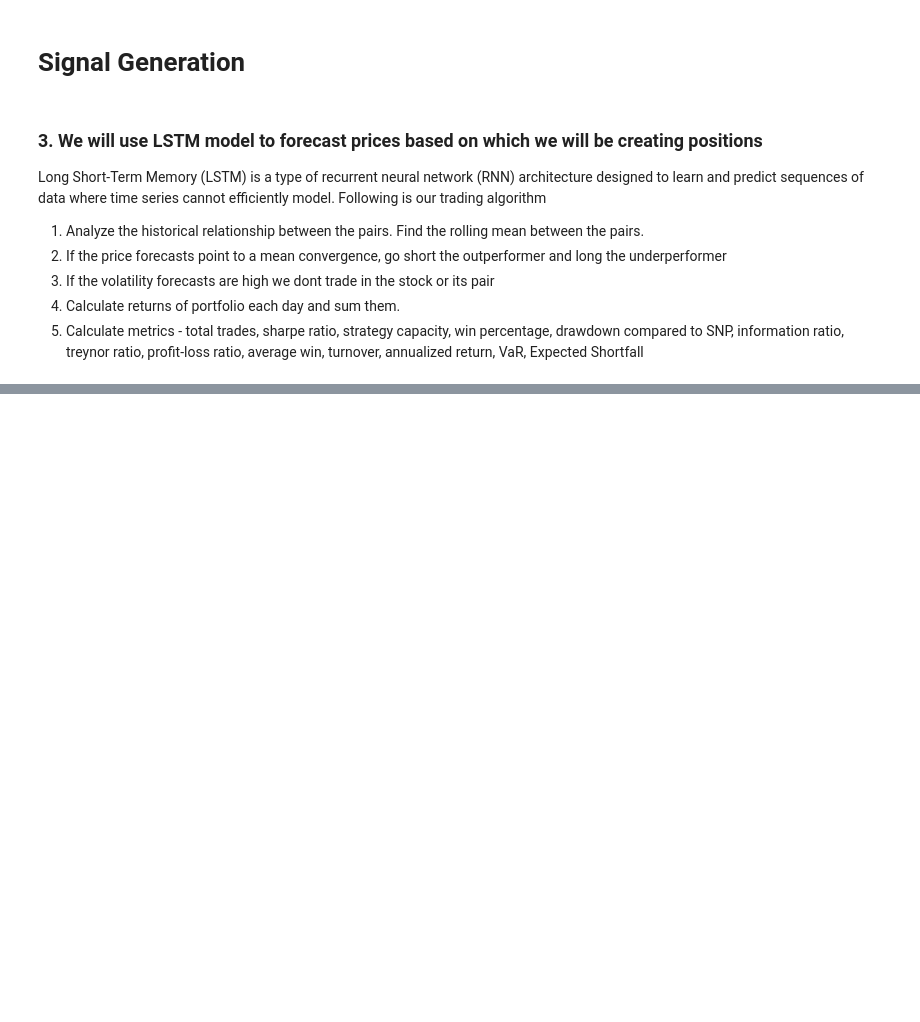
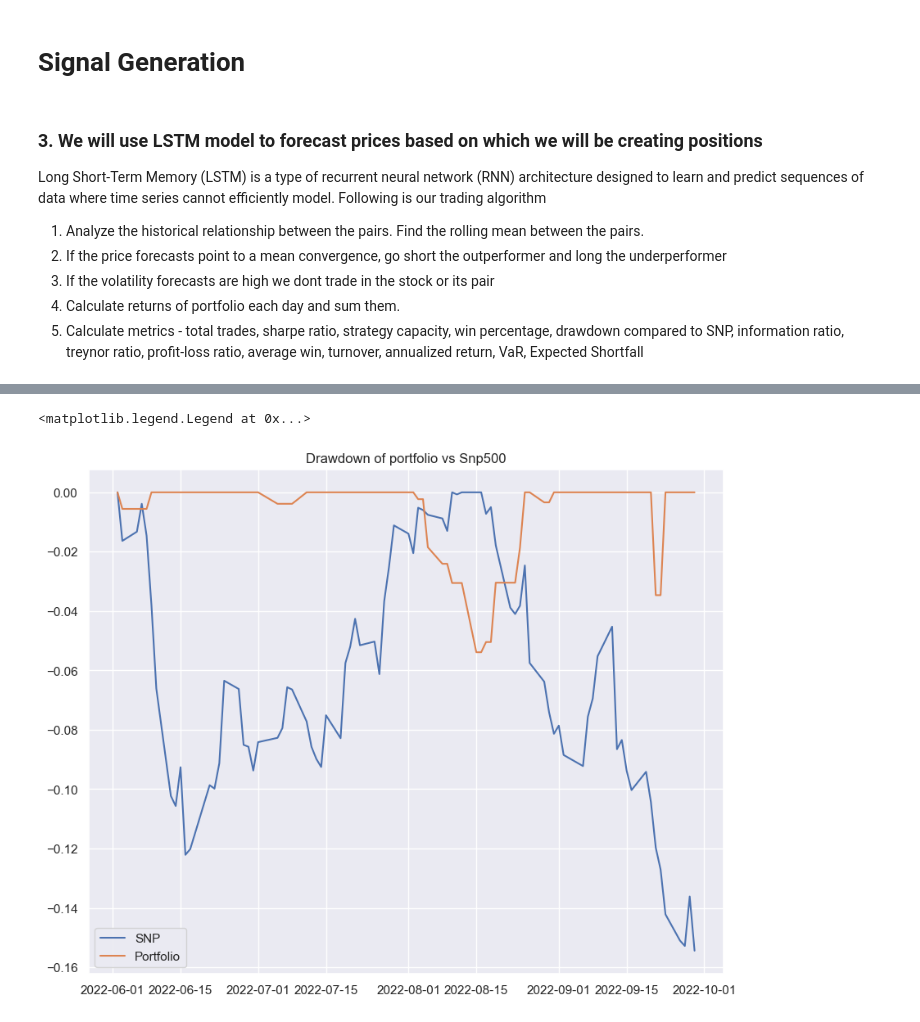
Before and after one commit to AkashRinge/Long-Short-Statistical-Arbitrage, a Jupyter notebook: QAM_project.ipynb, the cells around one changed output, grey strips where cells are left out. Drawn from its saved outputs; the diff is of its cells as text; code cells hidden in the pictures; blank space fills up the shorter version.

```diff
--- a/QAM_project.ipynb
+++ b/QAM_project.ipynb
@@ -501,5 +542,5 @@ position_table = pd.DataFrame(columns=["Id", "Creation Date", "Square Off Date"
 # %%
-tick = "KLAC"
+tick = "DVN"
 temp = data[tick].loc['2022-06':'2022-09'].copy()
 plt.figure(figsize=(11, 5))
 plt.title(tick)
@@ -529,10 +552,0 @@ temp
-# %%
-fc_data = data["FANG"][["Price Forecasts", "Volatility Forecasts"]].loc["2022-06-01":"2022-09-29"].copy()
-fc_data['Price Forecasts'] = fc_data['Price Forecasts']
-fc_data['Volatility Forecasts'] = fc_data['Volatility Forecasts']
-temp = stock_data['FANG'].loc["2022-05-20":"2022-09-29"].copy()
-temp["Rolling Price"] = temp["Adj Close"].rolling(window=7).mean()
-temp = temp.loc["2022-06-01":"2022-09-29"]
-temp = pd.merge_asof(temp, fc_data, left_index=True, right_index=True, tolerance=pd.Timedelta(days=1))
-
-temp
@@ -667,0 +666,9 @@ output
+# %%
+plt.figure(figsize=(10,8))
+plt.title("Drawdown of portfolio vs Snp500")
+plt.plot(snp_drawdown, label="SNP")
+plt.plot(portfolio["drawdown"], label="Portfolio")
+plt.legend()
+# %% [output]
+<matplotlib.legend.Legend at 0x...>
+[figure, added]
```
Also changed, not shown: parts of 24 cells of this notebook.
